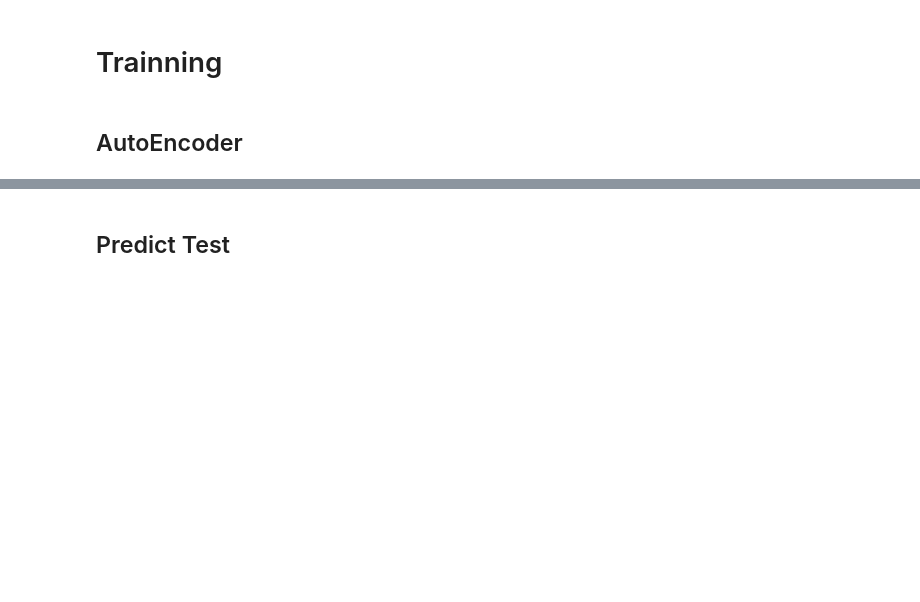
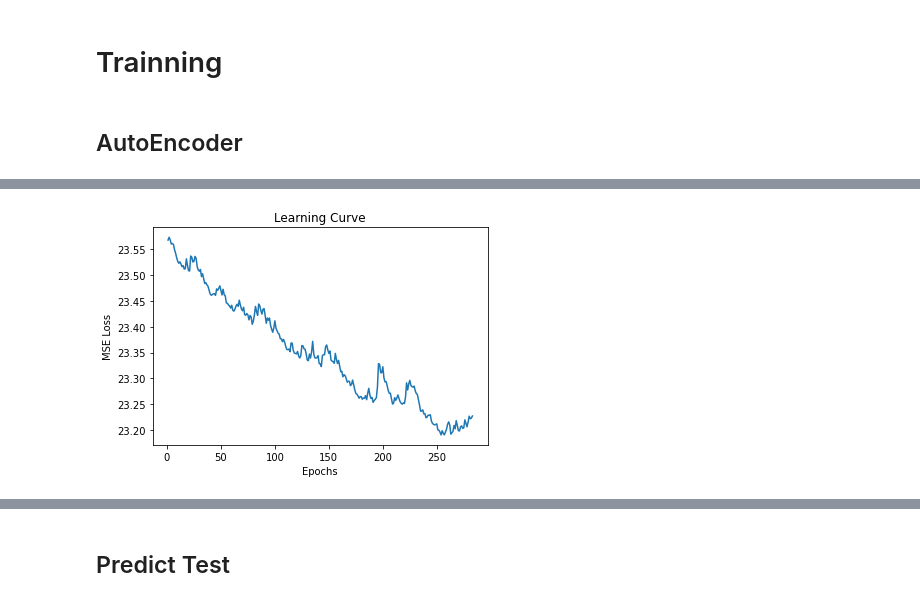
Before and after one commit to shinsei66/Jane_Street, a Jupyter notebook: src/notebook/baseline_model_mlp_v01.ipynb, the cells around one changed output, grey strips where cells are left out. Cells and saved outputs as stored; diff of their text form; code cells hidden in the pictures; blank space fills up the shorter version.

```diff
--- a/src/notebook/baseline_model_mlp_v01.ipynb
+++ b/src/notebook/baseline_model_mlp_v01.ipynb
@@ -27,8 +30,11 @@ USE_FINETUNE = True
 FOLDS = 5
 SEED = 66
 INPUTPATH = '../../input'
-NUM_EPOCH = 100
+NUM_EPOCH = 1000
 BATCH_SIZE = 16384
+PATIANCE = 30
 LR = 0.001
 DEVICE = torch.device("cuda" if torch.cuda.is_available() else "cpu")
 MDL_PATH  = '../models'
+MDL_NAME = 'autoencoder'
+VER = 'early_stopping'
@@ -210,18 +199,3 @@ optimizer = torch.optim.Adam(
 # %%
 dataset = CustomDataset(X, y)
 dataloader = DataLoader(dataset, batch_size=BATCH_SIZE, shuffle=False)
-# %%
-for epoch in tqdm(range(NUM_EPOCH)):
-    for data in dataloader:
-        x = data['x'].to(DEVICE)
-        y = data['y'].to(DEVICE)
-        # ===================forward=====================
-        output = model(x)
-        loss = criterion(output, y)
-        # ===================backward====================
-        optimizer.zero_grad()
-        loss.backward()
-        optimizer.step()
-    # ===================log========================
-    print('epoch [{}/{}], loss:{:.4f}'
-          .format(epoch + 1, NUM_EPOCH, loss.data.to('cpu').detach().numpy().copy()))
@@ -249,5 +201,0 @@ VER = 'test'
-# %%
-if not os.path.exists(f'{MDL_PATH}/{MDL_NAME}_{VER}'):
-    os.mkdir(f'{MDL_PATH}/{MDL_NAME}_{VER}')
-save_path = f'{MDL_PATH}/{MDL_NAME}_{VER}/{MDL_NAME}_'+str(epoch)+'.pth'
-torch.save(model.state_dict(),save_path)
@@ -253,0 +267,8 @@ torch.save(model.state_dict(),save_path)
+# %%
+plt.plot(learn_hist.epoch, learn_hist.mse_loss)
+plt.ylabel('MSE Loss')
+plt.xlabel('Epochs')
+plt.title('Learning Curve')
+plt.show()
+# %% [output]
+[figure, added]
```
Also changed, not shown: parts of 43 cells of this notebook.
